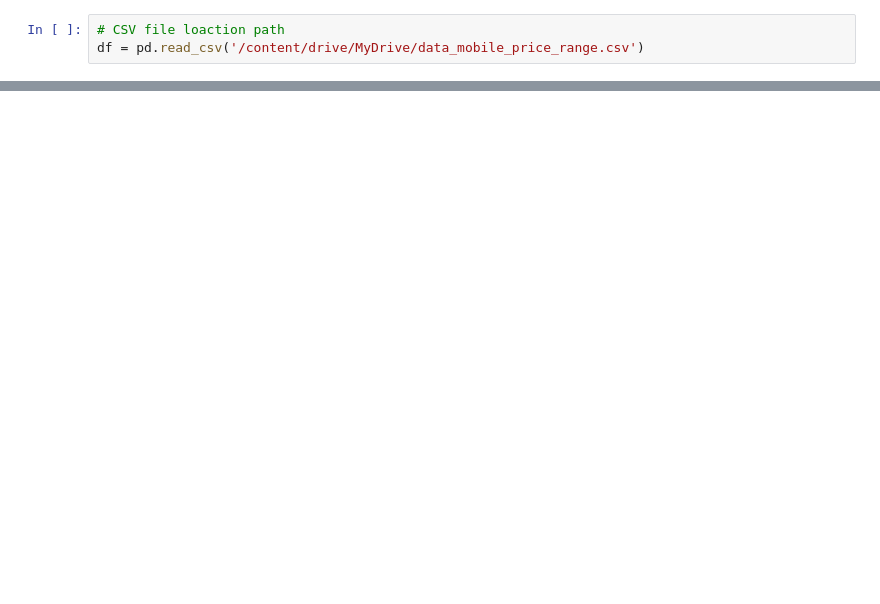
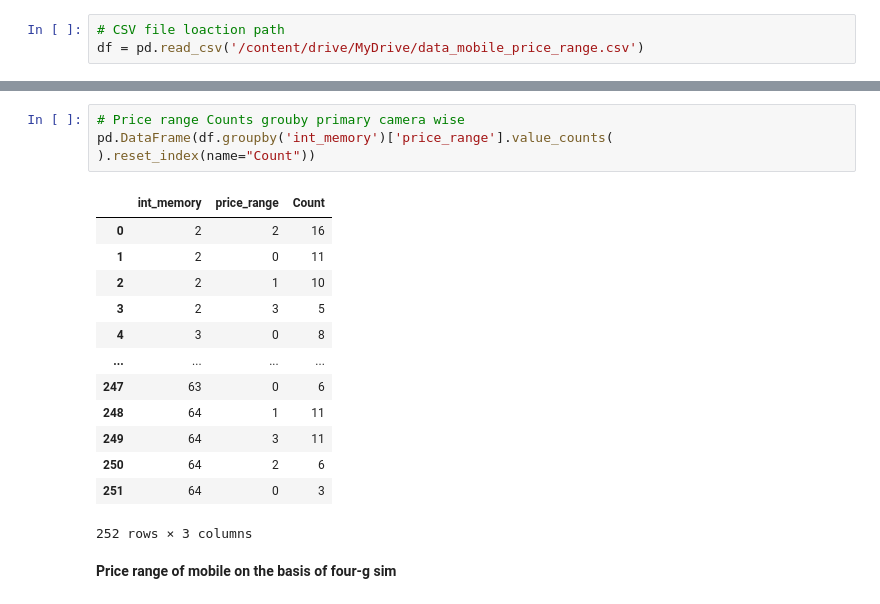
Before and after one commit to Anupa-123/Mobile-Price-Classification, a Jupyter notebook: Mobile_Price_Classification.ipynb, the cells around one changed output, grey strips where cells are left out. Drawn from its saved outputs; the diff is of its cells as text; blank space fills up the shorter version.

```diff
--- a/Mobile_Price_Classification.ipynb
+++ b/Mobile_Price_Classification.ipynb
@@ -1617,0 +427,19 @@ plt.show()
+# %%
+# Price range Counts grouby primary camera wise
+pd.DataFrame(df.groupby('int_memory')['price_range'].value_counts(  ).reset_index(name="Count"))
+# %% [output]
+|  | int_memory | price_range | Count |
+| 0 | 2 | 2 | 16 |
+| 1 | 2 | 0 | 11 |
+| 2 | 2 | 1 | 10 |
+| 3 | 2 | 3 | 5 |
+| 4 | 3 | 0 | 8 |
+| ... | ... | ... | ... |
+| 247 | 63 | 0 | 6 |
+| 248 | 64 | 1 | 11 |
+| 249 | 64 | 3 | 11 |
+| 250 | 64 | 2 | 6 |
+| 251 | 64 | 0 | 3 |
+252 rows × 3 columns
+# %% [markdown]
+**Price range of mobile on the basis of four-g sim**
```
Also changed, not shown: parts of 514 cells of this notebook.
